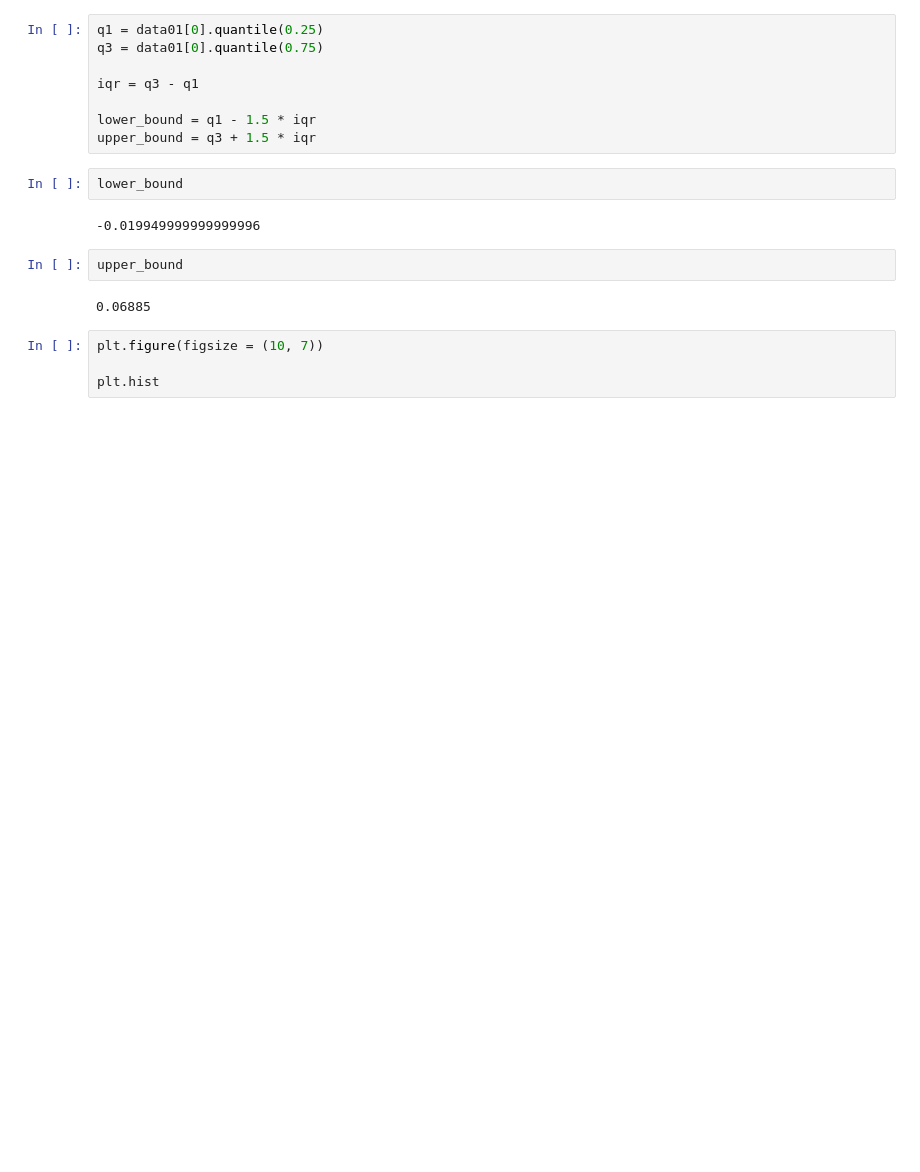
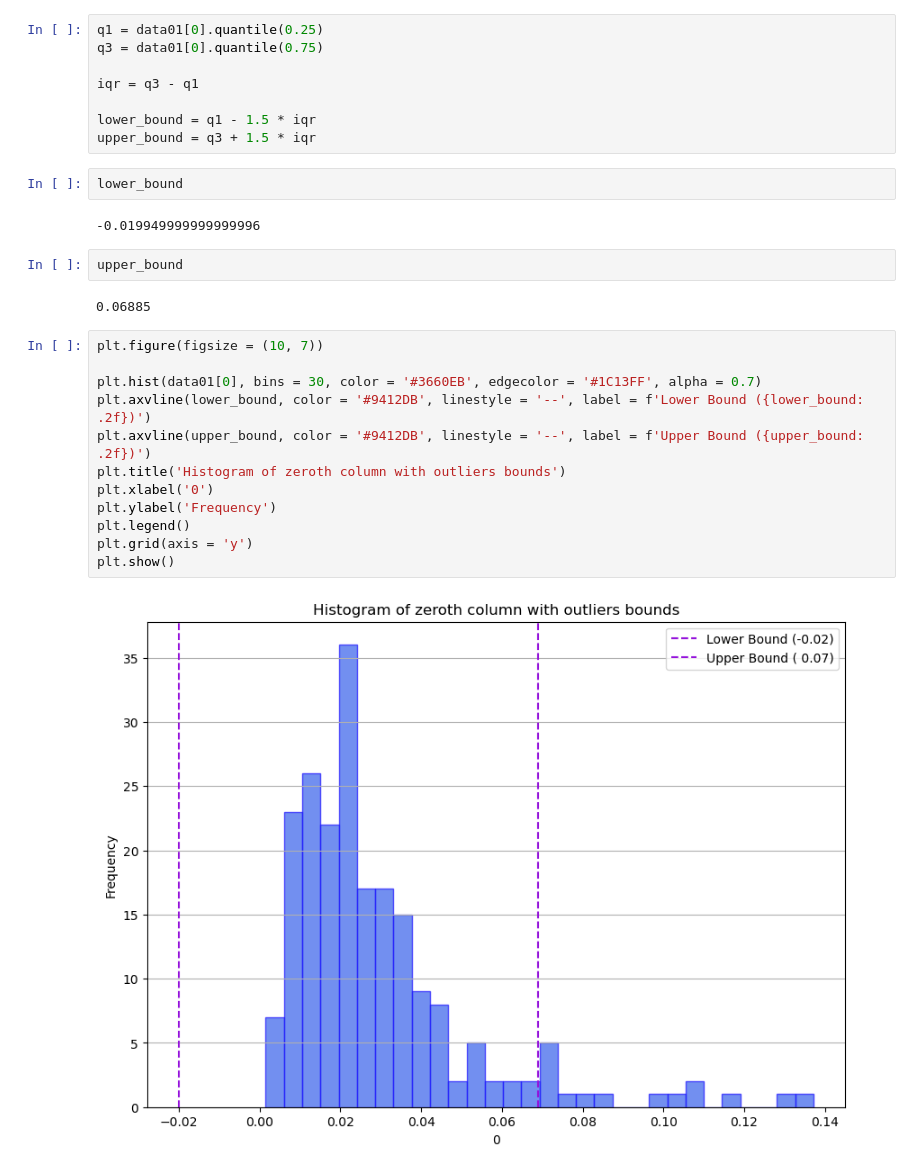
Before and after one commit to Malinda1/Rock_and_mine_prediction_through_neural_network, a Jupyter notebook: Rock_and_Mine_prediction.ipynb, the cells around one changed output. Drawn from its saved outputs; the diff is of its cells as text; blank space fills up the shorter version.

Commit message:
Create histogram for find a outliers boundaries

```diff
--- a/Rock_and_Mine_prediction.ipynb
+++ b/Rock_and_Mine_prediction.ipynb
@@ -94,4 +94,14 @@ upper_bound
 # %%
 plt.figure(figsize = (10, 7))
 
-plt.hist
+plt.hist(data01[0], bins = 30, color = '#3660EB', edgecolor = '#1C13FF', alpha = 0.7)
+plt.axvline(lower_bound, color = '#9412DB', linestyle = '--', label = f'Lower Bound ({lower_bound: .2f})')
+plt.axvline(upper_bound, color = '#9412DB', linestyle = '--', label = f'Upper Bound ({upper_bound: .2f})')
+plt.title('Histogram of zeroth column with outliers bounds')
+plt.xlabel('0')
+plt.ylabel('Frequency')
+plt.legend()
+plt.grid(axis = 'y')
+plt.show()
+# %% [output]
+[figure, added]
```
